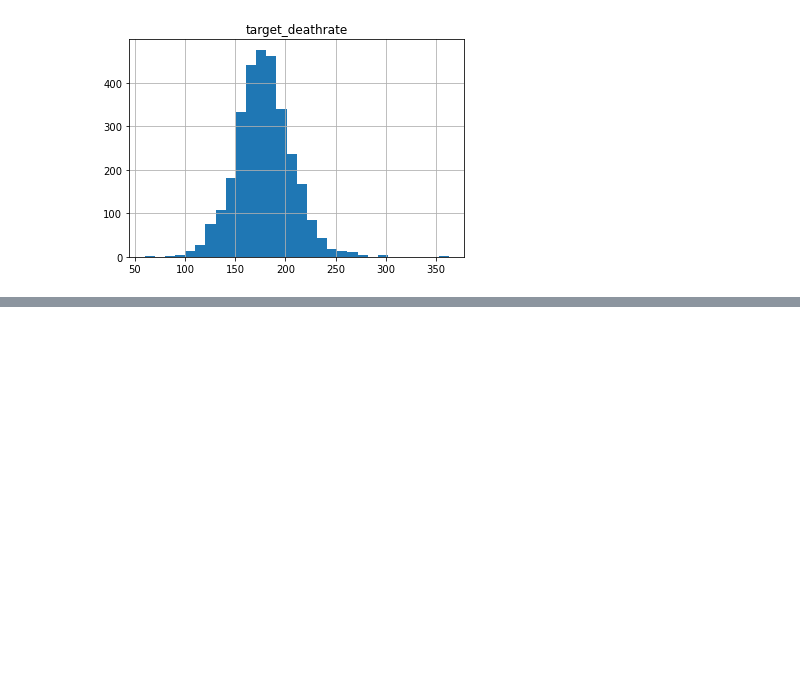
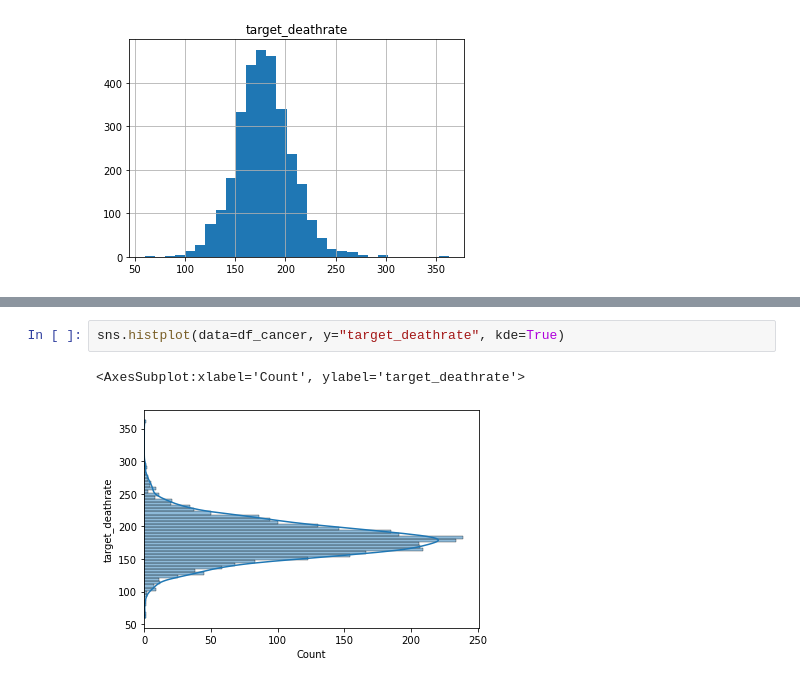
Before and after one commit to Fernando-JAL/Neurociencias-2025-1, a Jupyter notebook: datasets/cancer_regression/Exploratory_Data_Analysis_Clase.ipynb, the cells around one changed output, grey strips where cells are left out. Drawn from its saved outputs; the diff is of its cells as text; blank space fills up the shorter version.

```diff
--- a/datasets/cancer_regression/Exploratory_Data_Analysis_Clase.ipynb
+++ b/datasets/cancer_regression/Exploratory_Data_Analysis_Clase.ipynb
@@ -103,0 +111,5 @@ array([[<AxesSubplot:title={'center':'target_deathrate'}>]], dtype=object)
+# %%
+sns.histplot(data=df_cancer, y="target_deathrate", kde=True)
+# %% [output]
+<AxesSubplot:xlabel='Count', ylabel='target_deathrate'>
+[figure, added]
```
Also changed, not shown: parts of 13 cells of this notebook.
